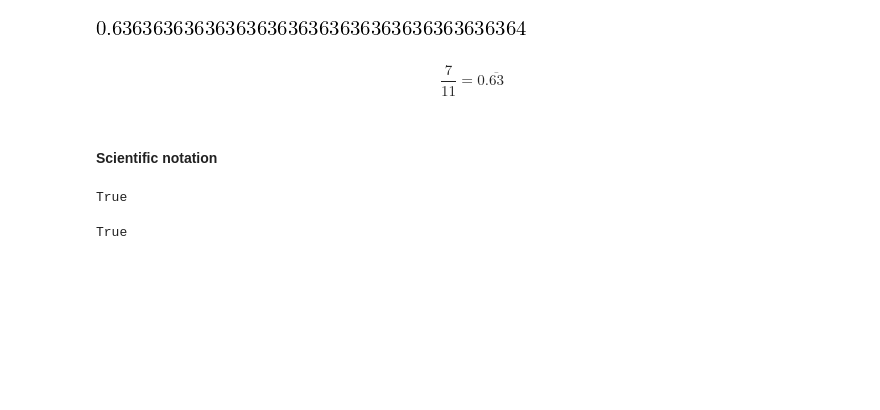
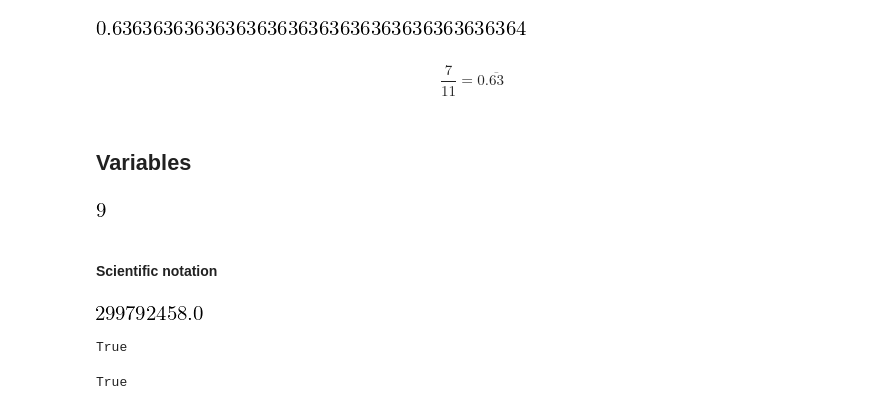
Before and after one commit to minireference/basicmath, a Jupyter notebook: Notebooks/Numbers.ipynb, the cells around one changed output. Drawn from its saved outputs; the diff is of its cells as text; code cells hidden in the pictures; blank space fills up the shorter version.

```diff
--- a/Notebooks/Numbers.ipynb
+++ b/Notebooks/Numbers.ipynb
@@ -161,11 +173,22 @@ S(7)/11
 $$
 \frac{7}{11} = 0.\overline{63}
 $$
+# %% [markdown]
+## Variables
+# %%
+x = 3
+# %%
+x*x
+# %% [output]
+[figure, added]
 # %% [markdown]
 #### Scientific notation
 # %%
 # this is how fast light travels through space
-c = 299792458 # [metres / second]  == really fast!
+c = 299792458.0 # [metres / second]  == really fast!
+c
+# %% [output]
+[figure, added]
 # %%
 c == 2.99792458 * 10**8
 # %% [output]
```
Also changed, not shown: parts of 8 cells of this notebook.
